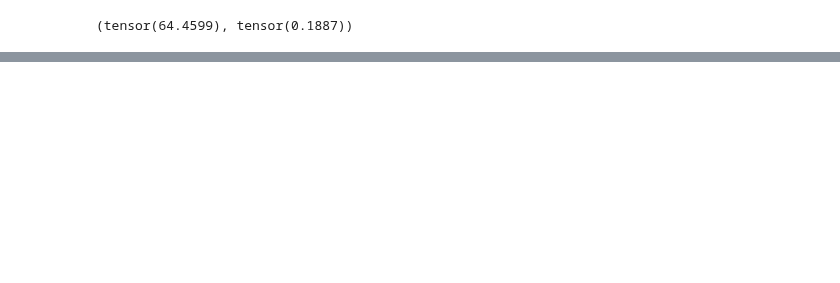
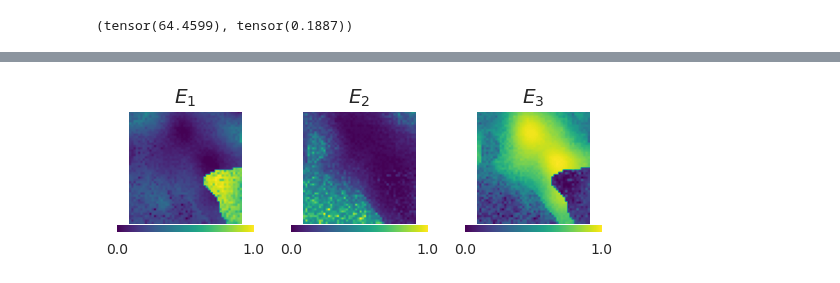
Before and after one commit to SolidusAbi/CLHU, a Jupyter notebook: notebooks/syntheticData.ipynb, the cells around one changed output, grey strips where cells are left out. Cells and saved outputs as stored; diff of their text form; code cells hidden in the pictures; blank space fills up the shorter version.

Commit message:
More test with synthetic dataset

```diff
--- a/notebooks/syntheticData.ipynb
+++ b/notebooks/syntheticData.ipynb
@@ -286,0 +288,8 @@ tensor([[0.5185, 1.1872, 0.0953],
+# %%
+test = sio.loadmat(os.path.join(synthetic_data_path, 'A_est', 'FCLS.mat'))['A'].T
+# from utils import plot_abundance
+A = test.reshape(50,50,-1,order='C')
+fig = show_abundance(A)
+plt.show(fig)
+# %% [output]
+[figure, added]
```
Also changed, not shown: parts of 11 cells of this notebook.
